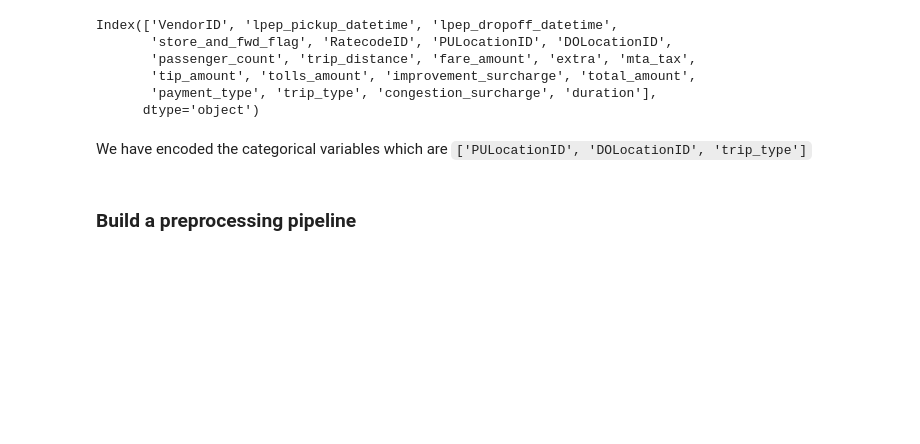
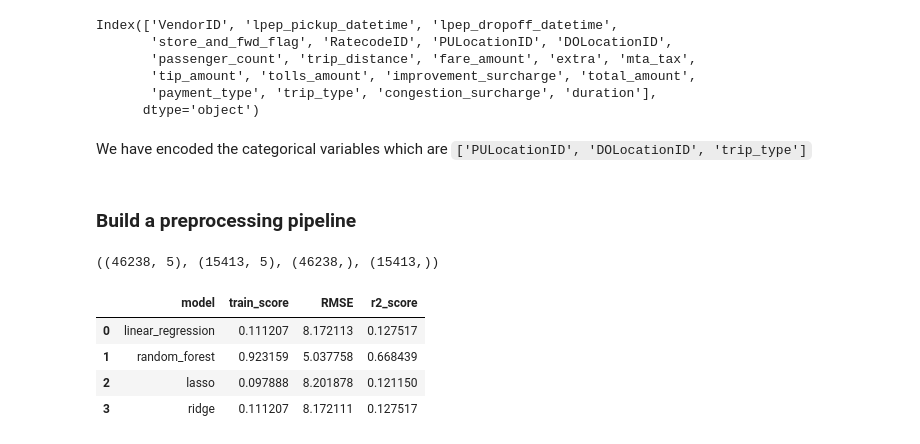
Before and after one commit to aadedolapo/MLOps, a Jupyter notebook: notebooks/duration_prediction.ipynb, the cells around one changed output. Cells and saved outputs as stored; diff of their text form; code cells hidden in the pictures; blank space fills up the shorter version.

```diff
--- a/notebooks/duration_prediction.ipynb
+++ b/notebooks/duration_prediction.ipynb
@@ -219,3 +220,5 @@ train = train[features]
 We have encoded the categorical variables which are `['PULocationID', 'DOLocationID', 'trip_type']`
 # %% [markdown]
 ### Build a preprocessing pipeline
+# %%
+features_df['trip_type'] = features_df['trip_type'].astype(int)
@@ -222 +228,5 @@ We have encoded the categorical variables which are `['PULocationID', 'DOLocatio
+# %%
+X_train.shape, X_test.shape, y_train.shape, y_test.shape
+# %% [output]
+((46238, 5), (15413, 5), (46238,), (15413,))
 # %%
@@ -224,0 +253,41 @@ def preprocessor():
+# %%
+def model_selection(xtrain,xtest,ytrain,ytest):
+    models = {
+        'linear_regression':{
+            'model':LinearRegression()
+        },
+        'random_forest':{
+            'model':RandomForestRegressor(random_state=seed)
+        },
+        'lasso':{
+            'model':Lasso(random_state=seed)
+        },
+        'ridge':{
+            'model': Ridge()
+        }
+    }
+
+    scores = []
+    for model_name, config in models.items():
+        config['model'].fit(xtrain, ytrain)
+        y_pred = config['model'].predict(xtest)
+        train_score = config['model'].score(xtrain, ytrain)
+        rmse_ = rmse(ytest, y_pred)
+        r2score = r2_score(ytest, y_pred)
+        scores.append({
+            'model': model_name,
+            'train_score':train_score,
+            'RMSE':rmse_,
+            'r2_score':r2score})
+
+    return pd.DataFrame(scores,columns=['model','train_score','RMSE','r2_score'])
+# %%
+results = model_selection(X_train, X_test, y_train, y_test)
+# %%
+results
+# %% [output]
+|  | model | train_score | RMSE | r2_score |
+| 0 | linear_regression | 0.111207 | 8.172113 | 0.127517 |
+| 1 | random_forest | 0.923159 | 5.037758 | 0.668439 |
+| 2 | lasso | 0.097888 | 8.201878 | 0.121150 |
+| 3 | ridge | 0.111207 | 8.172111 | 0.127517 |
```
Also changed, not shown: parts of 17 cells of this notebook.
